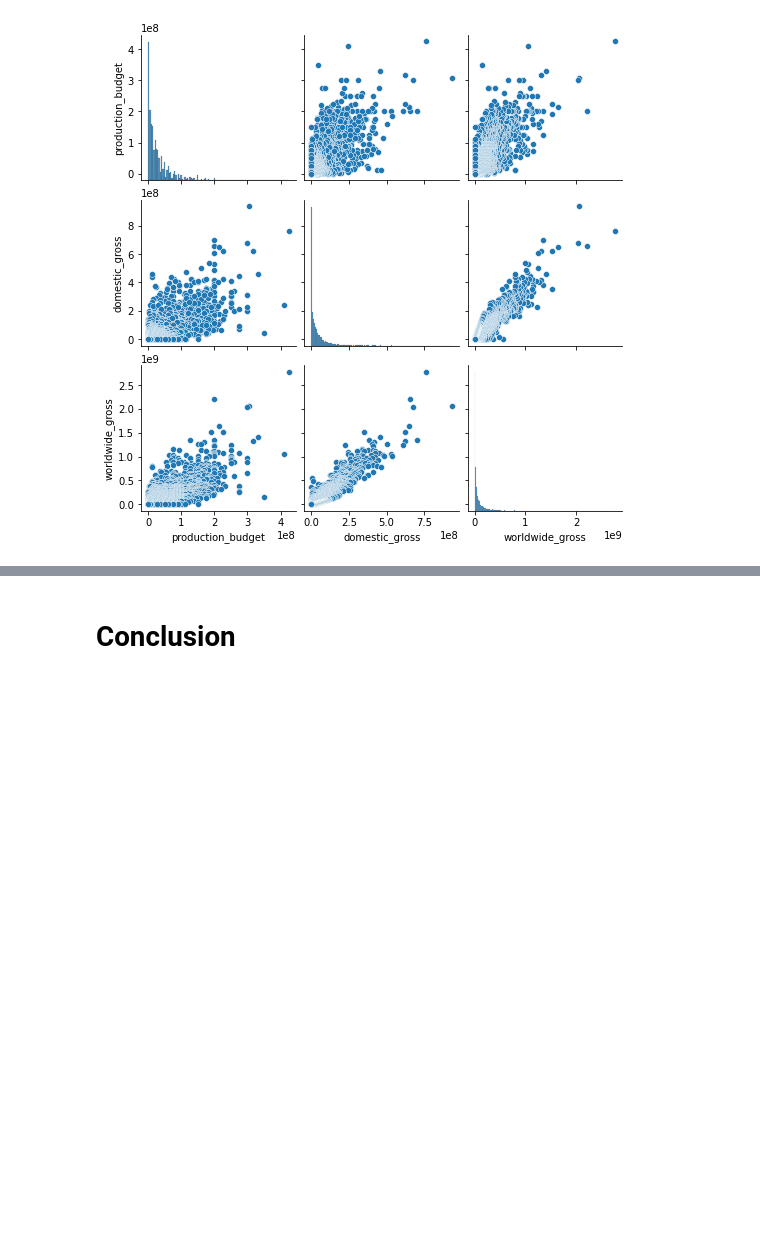
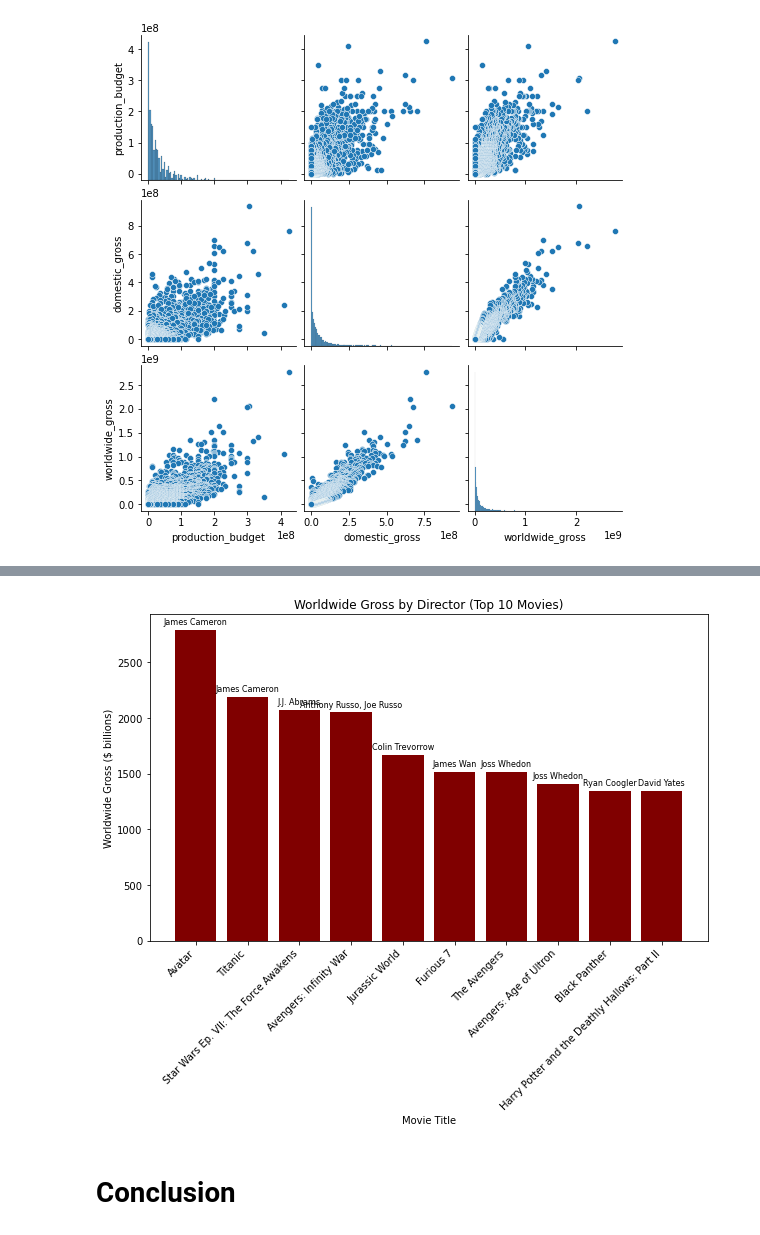
Before and after one commit to adammarianacci/Microsoft_Movie_Analysis, a Jupyter notebook: Notebook.ipynb, the cells around one changed output, grey strips where cells are left out. Cells and saved outputs as stored; diff of their text form; code cells hidden in the pictures; blank space fills up the shorter version.

```diff
--- a/Notebook.ipynb
+++ b/Notebook.ipynb
@@ -560,3 +601,50 @@ pd.options.display.float_format = '{:.2f}'.format
+# %%
+import matplotlib.pyplot as plt
+
+directors = {
+    'Avatar': 'James Cameron',
+    'Titanic': 'James Cameron',
+    'Star Wars Ep. VII: The Force Awakens': 'J.J. Abrams',
+    'Avengers: Infinity War': 'Anthony Russo, Joe Russo',
+    'Jurassic World': 'Colin Trevorrow',
+    'Furious 7': 'James Wan',
+    'The Avengers': 'Joss Whedon',
+    'Avengers: Age of Ultron': 'Joss Whedon',
+    'Black Panther': 'Ryan Coogler',
+    'Harry Potter and the Deathly Hallows: Part II': 'David Yates'
+}
+
+worldwide_gross = {
+    'Avatar': 2788.0,
+    'Titanic': 2187.5,
+    'Star Wars Ep. VII: The Force Awakens': 2068.2,
+    'Avengers: Infinity War': 2048.0,
+    'Jurassic World': 1670.4,
+    'Furious 7': 1516.0,
+    'The Avengers': 1512.8,
+    'Avengers: Age of Ultron': 1405.4,
+    'Black Panther': 1346.9,
+    'Harry Potter and the Deathly Hallows: Part II': 1341.5
+}
+
+movies = list(directors.keys())[:10]
+gross = [worldwide_gross[movie] for movie in movies]
+dir_list = [directors[movie] for movie in movies]
+
+fig, ax = plt.subplots(figsize=(10, 6))
+
+bar = ax.bar(movies, gross, color='maroon')
+ax.set_xlabel('Movie Title')
+ax.set_ylabel('Worldwide Gross ($ billions)')
+ax.set_title('Worldwide Gross by Director (Top 10 Movies)')
+
+plt.xticks(rotation=45, ha='right')
+for i in range(len(bar)):
+    ax.text(i, bar[i].get_height()+50, dir_list[i], ha='center', fontsize=8)
+
+plt.show()
+# %% [output]
+[figure, added]
 # %% [markdown]
 # Conclusion
 # %% [markdown]
```
Also changed, not shown: parts of 9 cells of this notebook, 2 other files.
